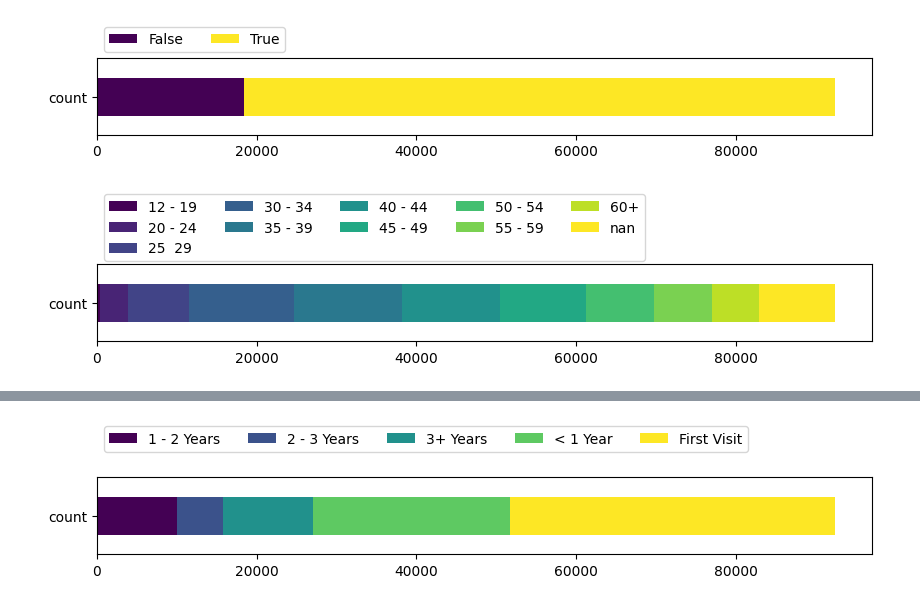
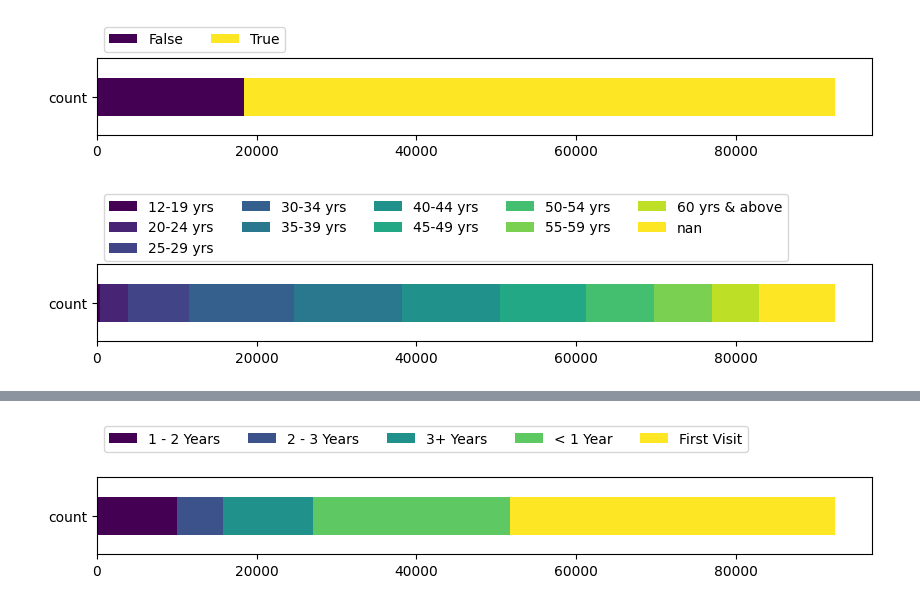
Before and after one commit to arushisinha98/data-explorer, a Jupyter notebook: notebooks/CleanOVS.ipynb, the cells around one changed output, grey strips where cells are left out. Cells and saved outputs as stored; diff of their text form; code cells hidden in the pictures.

Commit message:
added label mappers for data pre-processing

```diff
--- a/notebooks/CleanOVS.ipynb
+++ b/notebooks/CleanOVS.ipynb
@@ -5,6 +6,8 @@ import matplotlib.pyplot as plt
 # %%
 # read data
 df = pd.read_csv('../data/Test/unwinded_merged_OVS_2016-19.csv')
+with open('../data/Test/label_map.json', 'r') as json_file:
+    label_map = json.load(json_file)
 # %%
 # mixed dtypes
 cols = [13,20,23,26,37,40,46,59,62,67,70,90,109,111,113,115,117,120,125,132,139,145,147,149,154,159,161,170,176,181,183,185,187,189,191,193,209,215,220,222,224,226,228,232,234,237,239,256,259,287,291,327,340,344,364,399,406,420,430,441,454,481,491,496,512,519,525,543,547,551,674,706,758,764,768,773,777,781,786,804,806,808,983,1006,1007,1092,1121,1123,1126,1127,1130,1131,1142,1143,1144,1146,1147,1158,1170]
@@ -87,13 +90,8 @@ df['LENGTH_OF_STAY'] = df['b10'].astype('Int64')
 # %%
 # mode of transport (depature/arrival) = air/land/sea
 
-mode_map = {
-    '1': 'Air',
-    '2': 'Land',
-    '3': 'Sea'
-}
-df['MODE_OF_ARRIVAL'] = df['b2'].astype(str).map(mode_map)
-df['MODE_OF_DEPARTURE'] = df['m1'].astype(str).map(mode_map)
+df['MODE_OF_ARRIVAL'] = df['b2'].astype('Int64').astype(str).map(label_map['b2'])
+df['MODE_OF_DEPARTURE'] = df['m1'].astype('Int64').astype(str).map(label_map['m1'])
 
 mode_counts1 = df['MODE_OF_ARRIVAL'].value_counts(dropna = False).reset_index().rename(columns = {'index': 'Value', 0: 'Count'})
 mode_counts2 = df['MODE_OF_DEPARTURE'].value_counts(dropna = False).reset_index().rename(columns = {'index': 'Value', 0: 'Count'})
@@ -122,23 +120,11 @@ df = df.rename(columns = {'a1': 'PASSENGER_TYPE'})
 # %%
 # age band
 
-age_map = {
-    '1': '12 - 19',
-    '2': '20 - 24',
-    '3': '25  29',
-    '4': '30 - 34',
-    '5': '35 - 39',
-    '6': '40 - 44',
-    '7': '45 - 49',
-    '8': '50 - 54',
-    '9': '55 - 59',
-    '10': '60+'
-}
-df['AGE_BAND'] = df['a2.r'].astype(str).map(age_map)
+df['AGE_BAND'] = df['a2.r'].astype('Int64').astype(str).map(label_map['a2.r.10l'])
 
 StackedHorizontalBar(df, 'AGE_BAND')
 # %% [output]
-[figure, old version]
+[figure, new version]
 # %%
 # nationality
 
```
Also changed, not shown: parts of 26 cells of this notebook, 2 other files.
